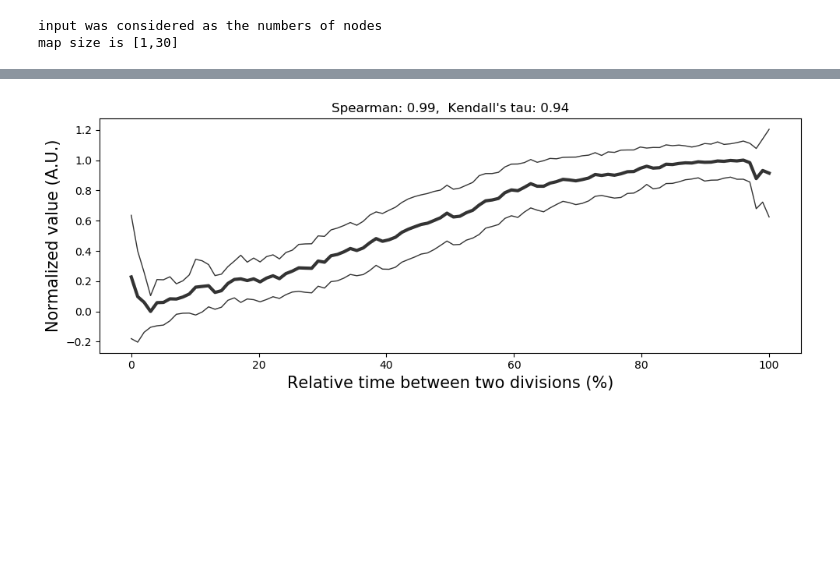
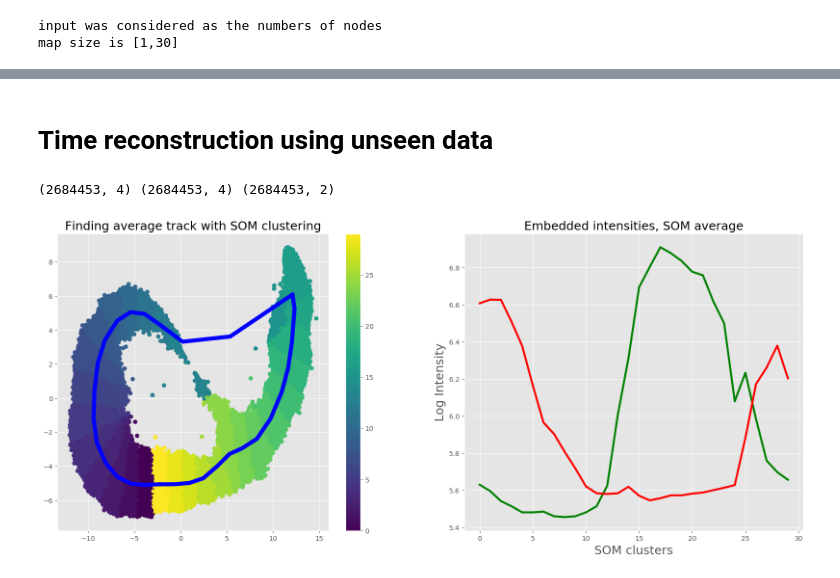
Before and after one commit to alexander-rakhlin/DeepCycle, a Jupyter notebook: notebooks/DAPI.ipynb, the cells around one changed output, grey strips where cells are left out. Saved outputs shown, nothing was run; the diff lists cells and outputs as text; code cells hidden in the pictures; blank space fills up the shorter version.

```diff
--- a/notebooks/DAPI.ipynb
+++ b/notebooks/DAPI.ipynb
@@ -141,5 +149,10 @@ plt.show()
-# %%
-cell_df = pd.read_csv(DATA_ROOT / 'statistics_mean_std.csv')
-correlation_plot(cell_df, df_index, som_bmu, gfp_key='GFP_20', cy3_key='Cy3_20')
-# %% [output]
-[figure, removed]
+# %% [markdown]
+# Time reconstruction using unseen data
+# %%
+with open(DATA_ROOT / 'descriptors_all.r34.sz48.DAPI.pkl', 'rb') as f:
+    y_all, descriptors_all, intensities_all, df_index_all = pickle.load(f)
+descriptors_all = np.log(descriptors_all + 1e-7)
+intensities_all = np.log(intensities_all + log_const)
+print(y_all.shape, descriptors_all.shape, intensities_all.shape)
+# %% [output]
+(2684453, 4) (2684453, 4) (2684453, 2)
@@ -145,0 +161,28 @@ correlation_plot(cell_df, df_index, som_bmu, gfp_key='GFP_20', cy3_key='Cy3_20')
+# %%
+som_bmu_all = som_translation_tbl[som.project_data(embeddings_preds_all)]
+# %%
+fun = np.median
+som_track_all = []
+for cluster in np.sort(np.unique(som_bmu_all)):
+    som_track_all.append(fun(intensities_all[::10][som_bmu_all == cluster], 0))
+som_track_all = np.array(som_track_all)
+# %%
+plt.style.use('ggplot')
+fig, (ax1, ax2) = plt.subplots(ncols=2, nrows=1, figsize=(20, 8))
+
+color = 'blue'
+im = ax1.scatter(embeddings_preds_all[:,0], embeddings_preds_all[:,1], c=som_bmu_all)
+ax1.plot(som_matrix[:,0], som_matrix[:,1], '-', linewidth=6, c=color)
+ax1.plot([som_matrix[-1, 0], som_matrix[0, 0]], [som_matrix[-1, 1], som_matrix[0, 1]], '-', linewidth=6, c=color)
+ax1.set_title('Finding average track with SOM clustering', fontsize=18)
+fig.colorbar(im, ax=ax1)
+
+ax2.plot(som_track_all[:, 0], c='green', linewidth=3)
+ax2.plot(som_track_all[:, 1], c='red', linewidth=3)
+ax2.set_ylabel('Log Intensity', fontsize=18)
+ax2.set_xlabel('SOM clusters', fontsize=18)
+ax2.set_title('Embedded intensities, SOM average', fontsize=18)
+
+plt.show()
+# %% [output]
+[figure, added]
```
Also changed, not shown: parts of 8 cells of this notebook, 3 other files.
